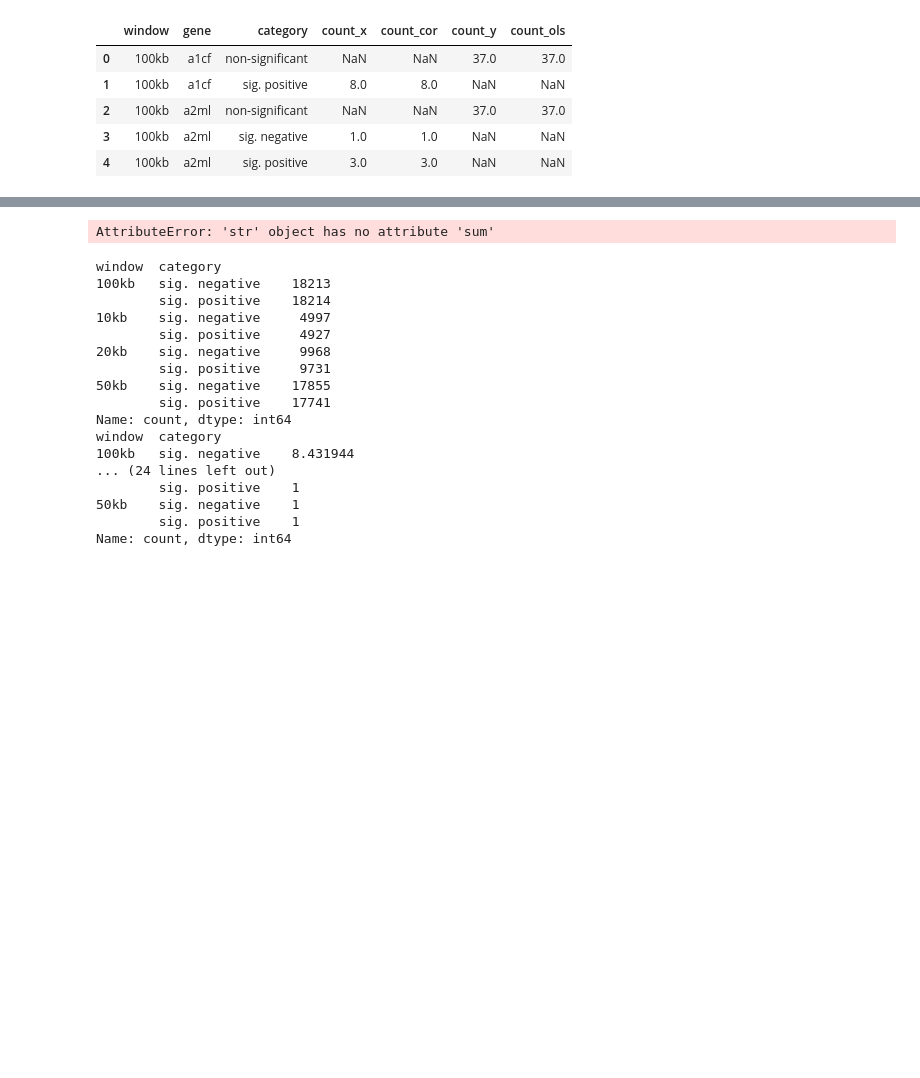
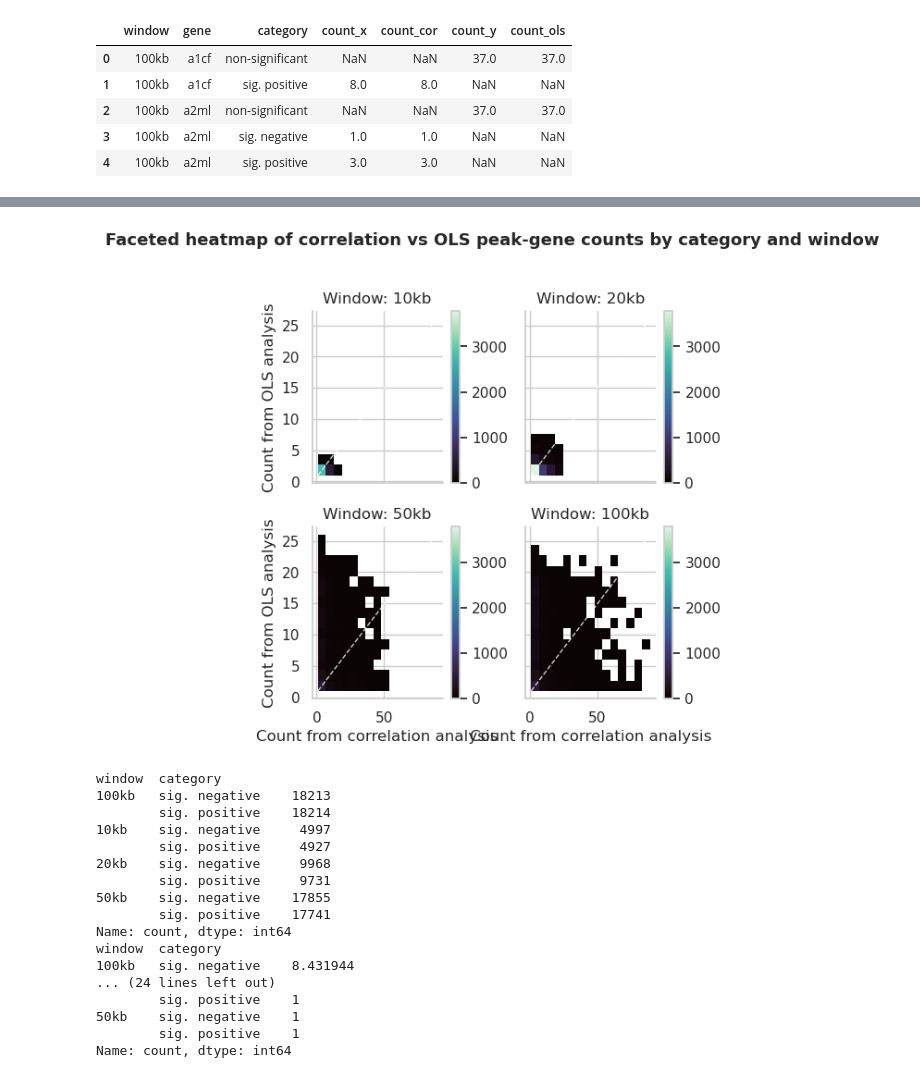
Before and after one commit to smin07/BA, a Jupyter notebook: BA_data/Rmd_n_notebook/RNA_ATAC_ols_lm_ct.ipynb, the cells around one changed output, grey strips where cells are left out. Drawn from its saved outputs; the diff is of its cells as text; code cells hidden in the pictures; blank space fills up the shorter version.

```diff
--- a/BA_data/Rmd_n_notebook/RNA_ATAC_ols_lm_ct.ipynb
+++ b/BA_data/Rmd_n_notebook/RNA_ATAC_ols_lm_ct.ipynb
@@ -431,12 +437,13 @@ plot_df["category"] = pd.Categorical(
 )
 
 # Faceted heatmap-like plot using a 2D histogram
-# columns = window/2
+# columns = 2 rows
 h = sns.displot(
     data=plot_df,
     x="count_cor",
     y="count_ols",
-    col=("window").sum()/2,
+    col="window",
+    col_wrap=2,
     col_order=["10kb", "20kb", "50kb", "100kb"],
     kind="hist",
     bins=15,
@@ -448,34 +455,34 @@ h = sns.displot(
 )
 
 x_min = plot_df["count_cor"].min()
 x_max = plot_df["count_cor"].max()
 y_min = plot_df["count_ols"].min()
 y_max = plot_df["count_ols"].max()
 
 for ax in h.axes.flat:
     ax.plot(
         [x_min, x_max],
         [y_min, y_max],
         linestyle="--",
         color="white",
         linewidth=1.0,
         alpha=0.8,
     )
     ax.set_xlabel("Count from correlation analysis")
     ax.set_ylabel("Count from OLS analysis")
 
 h.set_titles(row_template="Category: {row_name}", col_template="Window: {col_name}")
 h.figure.suptitle(
     "Faceted heatmap of correlation vs OLS peak-gene counts by category and window",
     y=1.02,
     fontsize=13,
     fontweight="bold",
 )
 
 plt.tight_layout()
 plt.show()
 # %% [output]
-AttributeError: 'str' object has no attribute 'sum'
+[figure, added]
 # %%
 agg_ols_res_df
 print(agg_ols_res_df[agg_ols_res_df['category'] != "non-significant"].groupby(["window","category"])["count"].sum())
```
Also changed, not shown: parts of 11 cells of this notebook, 1 other file.
